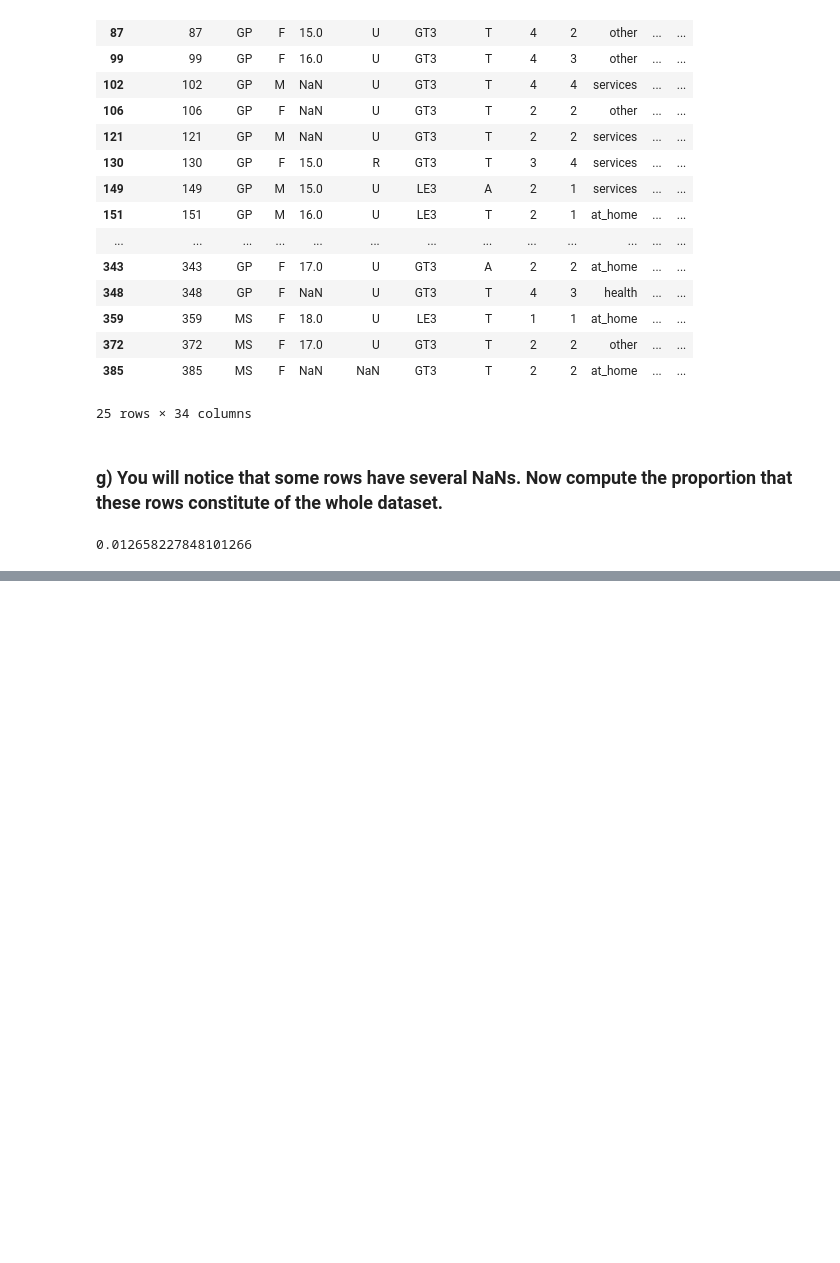
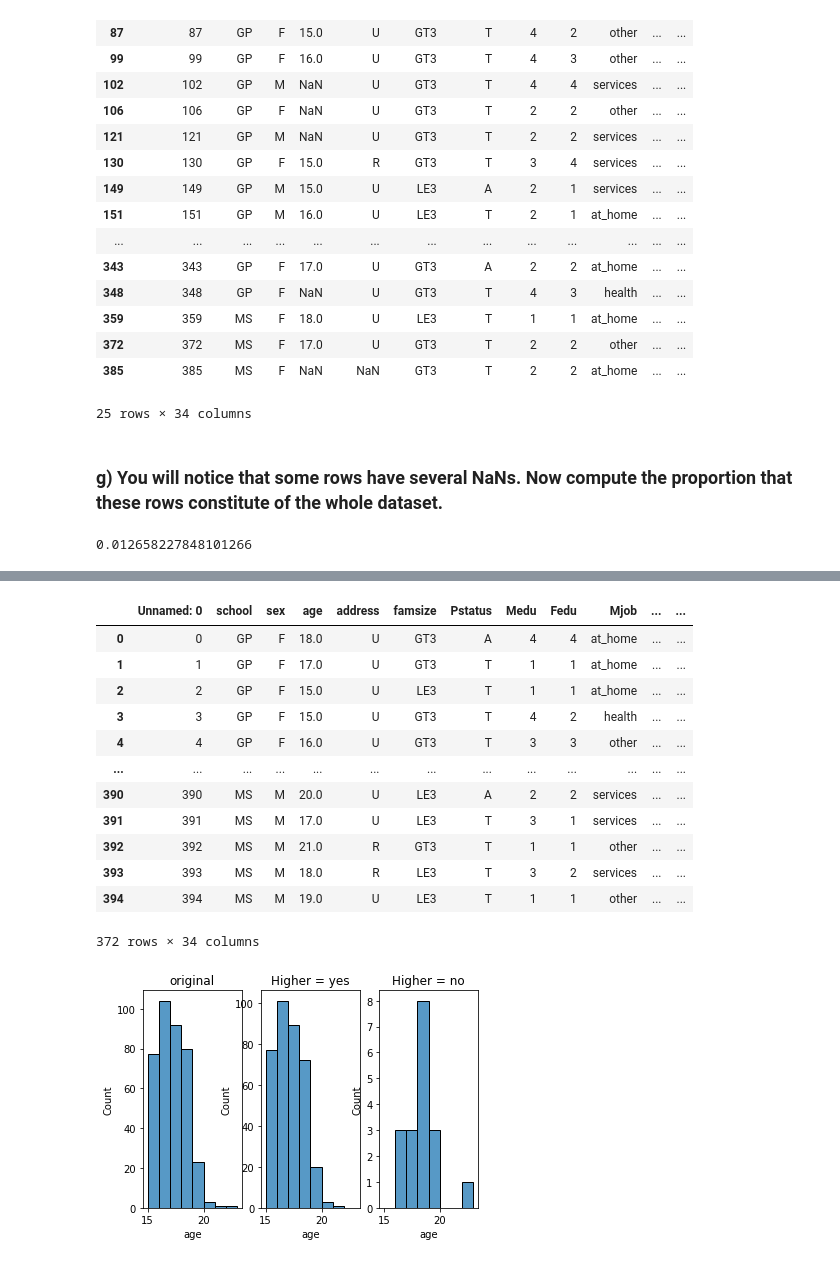
Before and after one commit to Erik-M-Larsson/Databehandling-Erik-Larsson, a Jupyter notebook: Exercises/E1.ipynb, the cells around one changed output, grey strips where cells are left out. Cells and saved outputs as stored; diff of their text form; code cells hidden in the pictures; blank space fills up the shorter version.

```diff
--- a/Exercises/E1.ipynb
+++ b/Exercises/E1.ipynb
@@ -114,0 +175,28 @@ print(val)
+# %%
+import matplotlib.pyplot as plt
+
+fig, ax = plt.subplots(1, 3)
+
+sb.histplot(df4, ax=ax[0], x="age", binwidth=1, binrange=(15, 23) )
+ax[0].set_title("original" )
+
+sb.histplot(df4[df4["higher"] == 'yes'], ax=ax[1], x="age", binwidth=1, binrange=(15, 23) )
+ax[1].set_title("Higher = yes" )
+
+sb.histplot(df4[df4["higher"] == 'no'], ax=ax[2], x="age", binwidth=1, binrange=(15, 23) )
+ax[2].set_title("Higher = no" )
+# %% [output]
+|  | Unnamed: 0 | school | sex | age | address | famsize | Pstatus | Medu | Fedu | Mjob | ... | ... |
+| 0 | 0 | GP | F | 18.0 | U | GT3 | A | 4 | 4 | at_home | ... | ... |
+| 1 | 1 | GP | F | 17.0 | U | GT3 | T | 1 | 1 | at_home | ... | ... |
+| 2 | 2 | GP | F | 15.0 | U | LE3 | T | 1 | 1 | at_home | ... | ... |
+| 3 | 3 | GP | F | 15.0 | U | GT3 | T | 4 | 2 | health | ... | ... |
+| 4 | 4 | GP | F | 16.0 | U | GT3 | T | 3 | 3 | other | ... | ... |
+| ... | ... | ... | ... | ... | ... | ... | ... | ... | ... | ... | ... | ... |
+| 390 | 390 | MS | M | 20.0 | U | LE3 | A | 2 | 2 | services | ... | ... |
+| 391 | 391 | MS | M | 17.0 | U | LE3 | T | 3 | 1 | services | ... | ... |
+| 392 | 392 | MS | M | 21.0 | R | GT3 | T | 1 | 1 | other | ... | ... |
+| 393 | 393 | MS | M | 18.0 | R | LE3 | T | 3 | 2 | services | ... | ... |
+| 394 | 394 | MS | M | 19.0 | U | LE3 | T | 1 | 1 | other | ... | ... |
+372 rows × 34 columns
+[figure, added]
```
Also changed, not shown: parts of 16 cells of this notebook.
